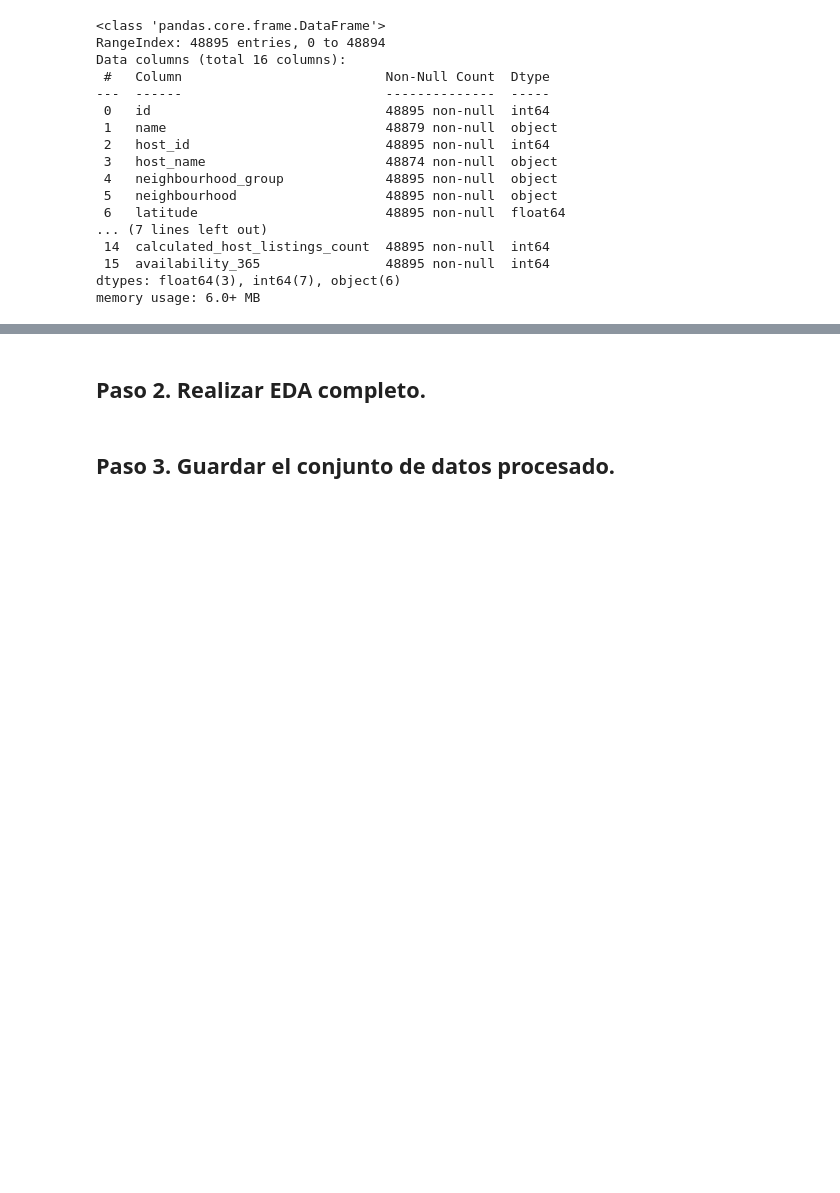
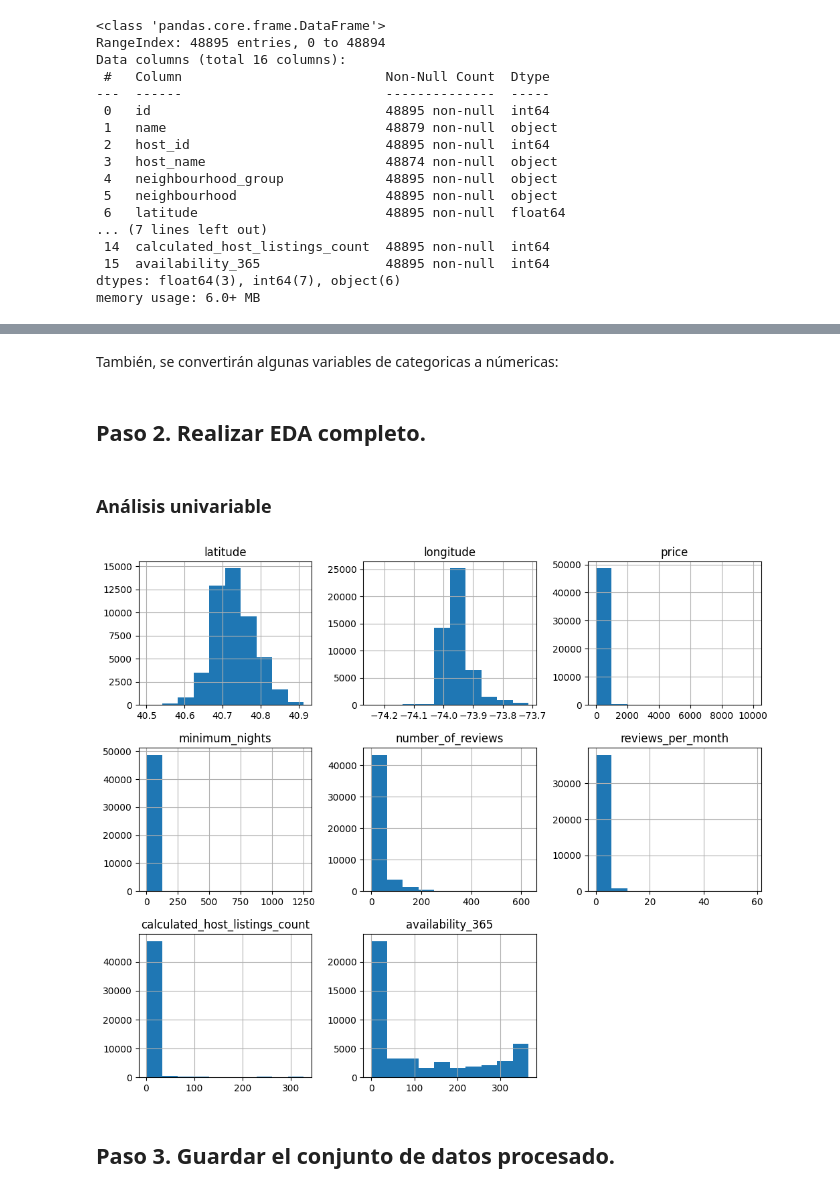
Before and after one commit to Bere333/first_EDA, a Jupyter notebook: src/exploratory_data_analysis.ipynb, the cells around one changed output, grey strips where cells are left out. Cells and saved outputs as stored; diff of their text form; code cells hidden in the pictures; blank space fills up the shorter version.

Commit message:
added univariable analysis

```diff
--- a/src/exploratory_data_analysis.ipynb
+++ b/src/exploratory_data_analysis.ipynb
@@ -49,0 +52,2 @@ df.describe()
+# %%
+df.drop(['id', 'name', 'host_id', 'host_name'], axis=1, inplace=True)
@@ -50,4 +76,16 @@ df.describe()
+# %% [markdown]
+También, se convertirán algunas variables de categoricas a númericas:
 # %% [markdown]
 ## Paso 2. Realizar EDA completo.
+# %% [markdown]
+### Análisis univariable
+# %%
+import matplotlib.pyplot as plt
+
+
+df.hist(figsize=(12,10))
+plt.show()
+# %% [output]
+[figure, added]
 # %% [markdown]
 ## Paso 3. Guardar el conjunto de datos procesado.
```
Also changed, not shown: parts of 2 cells of this notebook.
